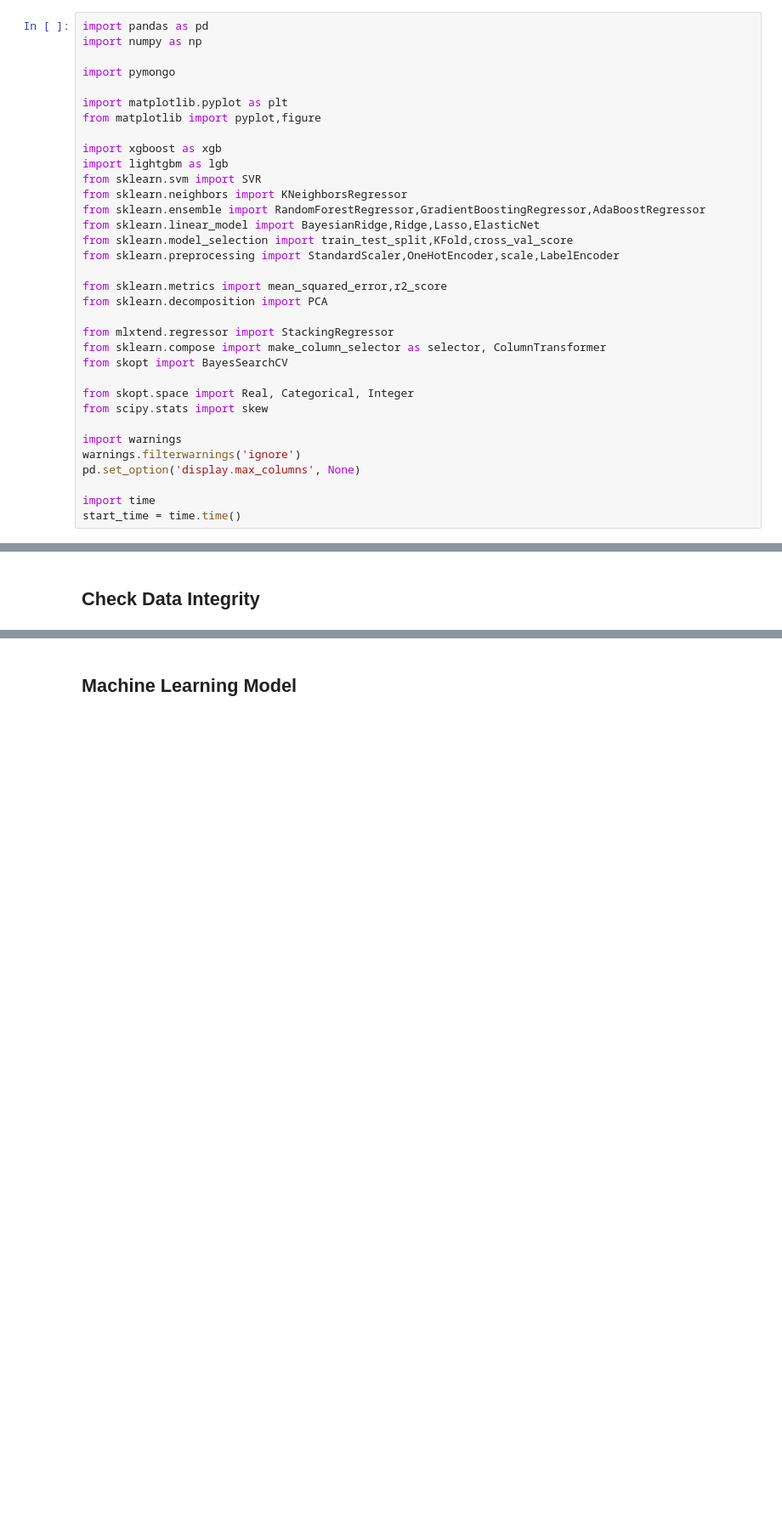
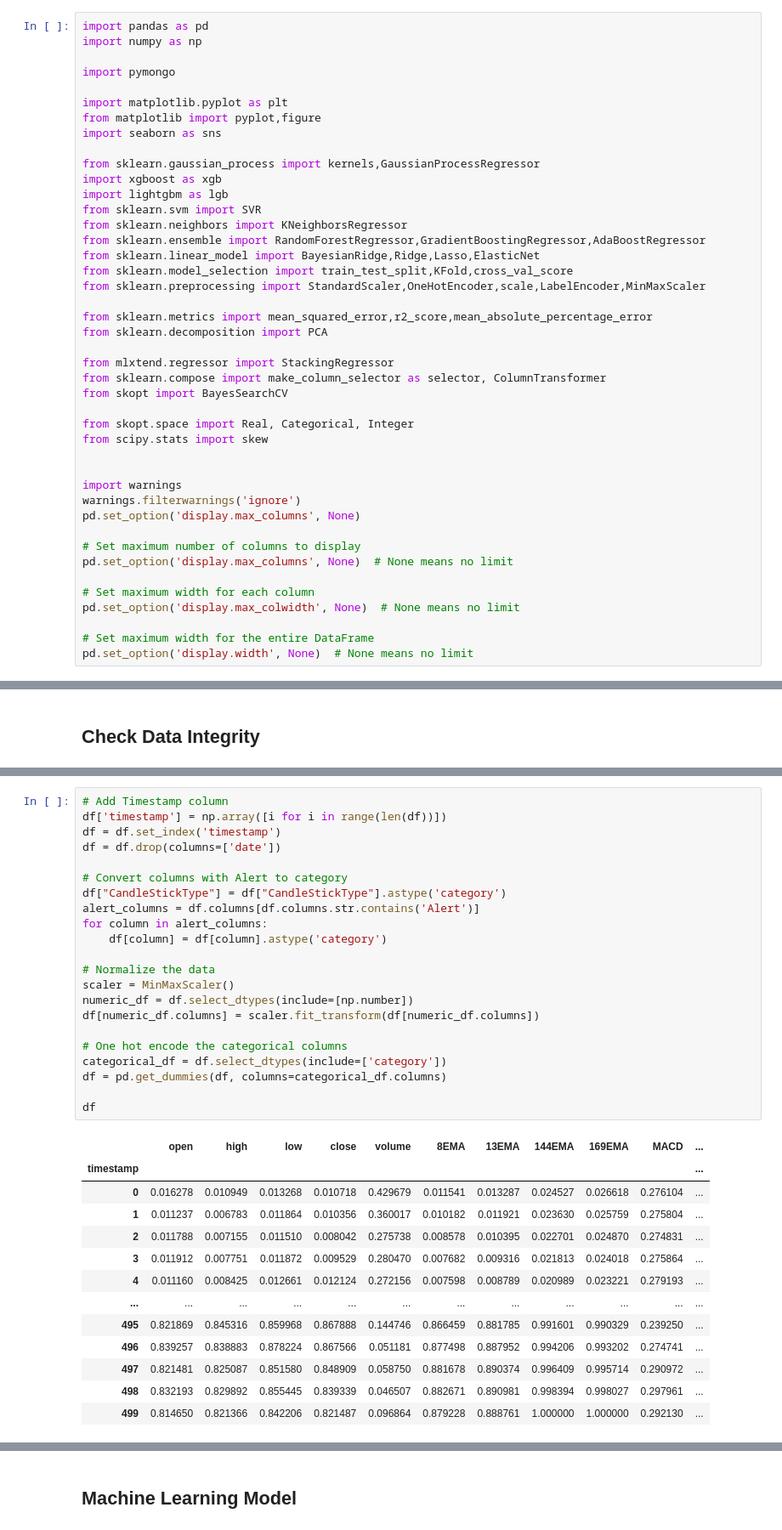
Before and after one commit to yiukitCheung/Stocks_Alert_System, a Jupyter notebook: jupyter notebook/model_training.ipynb, the cells around one changed output, grey strips where cells are left out. Shown: that part at 85% size. Saved outputs shown, nothing was run; the diff lists cells and outputs as text; blank space fills up the shorter version.

```diff
--- a/jupyter notebook/model_training.ipynb
+++ b/jupyter notebook/model_training.ipynb
@@ -8,7 +8,9 @@ import pymongo
 
 import matplotlib.pyplot as plt
 from matplotlib import pyplot,figure
+import seaborn as sns
 
+from sklearn.gaussian_process import kernels,GaussianProcessRegressor
 import xgboost as xgb
 import lightgbm as lgb
 from sklearn.svm import SVR
@@ -16,9 +18,9 @@ from sklearn.neighbors import KNeighborsRegressor
 from sklearn.ensemble import RandomForestRegressor,GradientBoostingRegressor,AdaBoostRegressor
 from sklearn.linear_model import BayesianRidge,Ridge,Lasso,ElasticNet
 from sklearn.model_selection import train_test_split,KFold,cross_val_score
-from sklearn.preprocessing import StandardScaler,OneHotEncoder,scale,LabelEncoder
+from sklearn.preprocessing import StandardScaler,OneHotEncoder,scale,LabelEncoder,MinMaxScaler
 
-from sklearn.metrics import mean_squared_error,r2_score
+from sklearn.metrics import mean_squared_error,r2_score,mean_absolute_percentage_error
 from sklearn.decomposition import PCA
 
 from mlxtend.regressor import StackingRegressor
@@ -28,12 +30,19 @@ from skopt import BayesSearchCV
 from skopt.space import Real, Categorical, Integer
 from scipy.stats import skew
 
+
 import warnings
 warnings.filterwarnings('ignore')
 pd.set_option('display.max_columns', None)
 
-import time
-start_time = time.time()
+# Set maximum number of columns to display
+pd.set_option('display.max_columns', None)  # None means no limit
+
+# Set maximum width for each column
+pd.set_option('display.max_colwidth', None)  # None means no limit
+
+# Set maximum width for the entire DataFrame
+pd.set_option('display.width', None)  # None means no limit
 # %%
 # Connect to MongoDB
 client = pymongo.MongoClient("mongodb://localhost:27017/")
@@ -79,0 +80,36 @@ plt.show()
+# %%
+# Add Timestamp column
+df['timestamp'] = np.array([i for i in range(len(df))])
+df = df.set_index('timestamp')
+df = df.drop(columns=['date'])
+
+# Convert columns with Alert to category
+df["CandleStickType"] = df["CandleStickType"].astype('category')
+alert_columns = df.columns[df.columns.str.contains('Alert')]
+for column in alert_columns:
+    df[column] = df[column].astype('category')
+
+# Normalize the data
+scaler = MinMaxScaler()
+numeric_df = df.select_dtypes(include=[np.number])
+df[numeric_df.columns] = scaler.fit_transform(df[numeric_df.columns])
+
+# One hot encode the categorical columns
+categorical_df = df.select_dtypes(include=['category'])
+df = pd.get_dummies(df, columns=categorical_df.columns)
+
+df
+# %% [output]
+|  | open | high | low | close | volume | 8EMA | 13EMA | 144EMA | 169EMA | MACD | ... |
+| timestamp |  |  |  |  |  |  |  |  |  |  | ... |
+| 0 | 0.016278 | 0.010949 | 0.013268 | 0.010718 | 0.429679 | 0.011541 | 0.013287 | 0.024527 | 0.026618 | 0.276104 | ... |
+| 1 | 0.011237 | 0.006783 | 0.011864 | 0.010356 | 0.360017 | 0.010182 | 0.011921 | 0.023630 | 0.025759 | 0.275804 | ... |
+| 2 | 0.011788 | 0.007155 | 0.011510 | 0.008042 | 0.275738 | 0.008578 | 0.010395 | 0.022701 | 0.024870 | 0.274831 | ... |
+| 3 | 0.011912 | 0.007751 | 0.011872 | 0.009529 | 0.280470 | 0.007682 | 0.009316 | 0.021813 | 0.024018 | 0.275864 | ... |
+| 4 | 0.011160 | 0.008425 | 0.012661 | 0.012124 | 0.272156 | 0.007598 | 0.008789 | 0.020989 | 0.023221 | 0.279193 | ... |
+| ... | ... | ... | ... | ... | ... | ... | ... | ... | ... | ... | ... |
+| 495 | 0.821869 | 0.845316 | 0.859968 | 0.867888 | 0.144746 | 0.866459 | 0.881785 | 0.991601 | 0.990329 | 0.239250 | ... |
+| 496 | 0.839257 | 0.838883 | 0.878224 | 0.867566 | 0.051181 | 0.877498 | 0.887952 | 0.994206 | 0.993202 | 0.274741 | ... |
+| 497 | 0.821481 | 0.825087 | 0.851580 | 0.848909 | 0.058750 | 0.881678 | 0.890374 | 0.996409 | 0.995714 | 0.290972 | ... |
+| 498 | 0.832193 | 0.829892 | 0.855445 | 0.839339 | 0.046507 | 0.882671 | 0.890981 | 0.998394 | 0.998027 | 0.297961 | ... |
+| 499 | 0.814650 | 0.821366 | 0.842206 | 0.821487 | 0.096864 | 0.879228 | 0.888761 | 1.000000 | 1.000000 | 0.292130 | ... |
```
Also changed, not shown: parts of 6 cells of this notebook, 1 other file.
